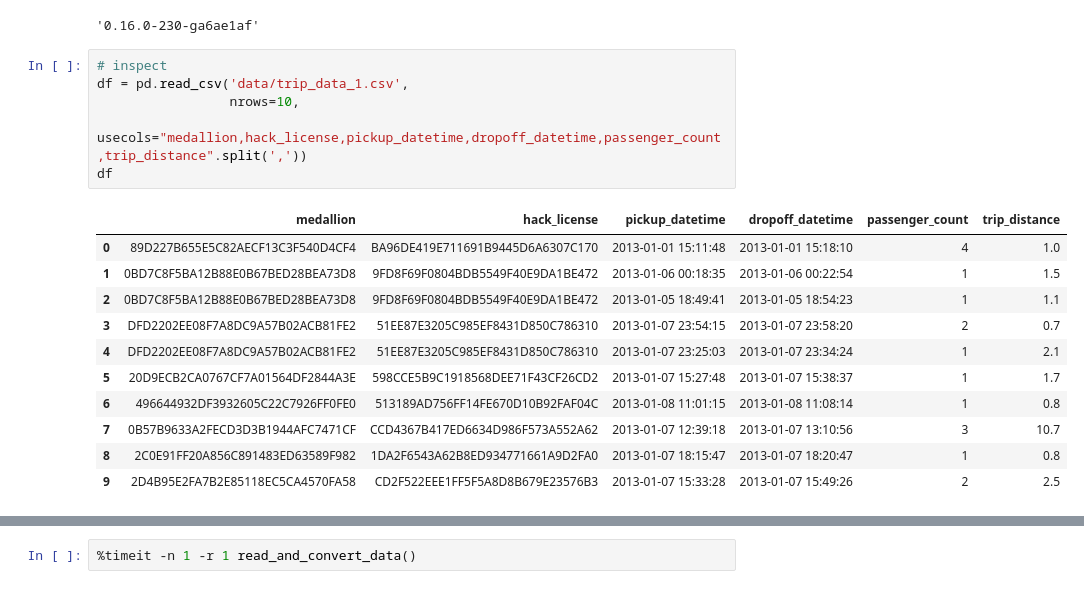
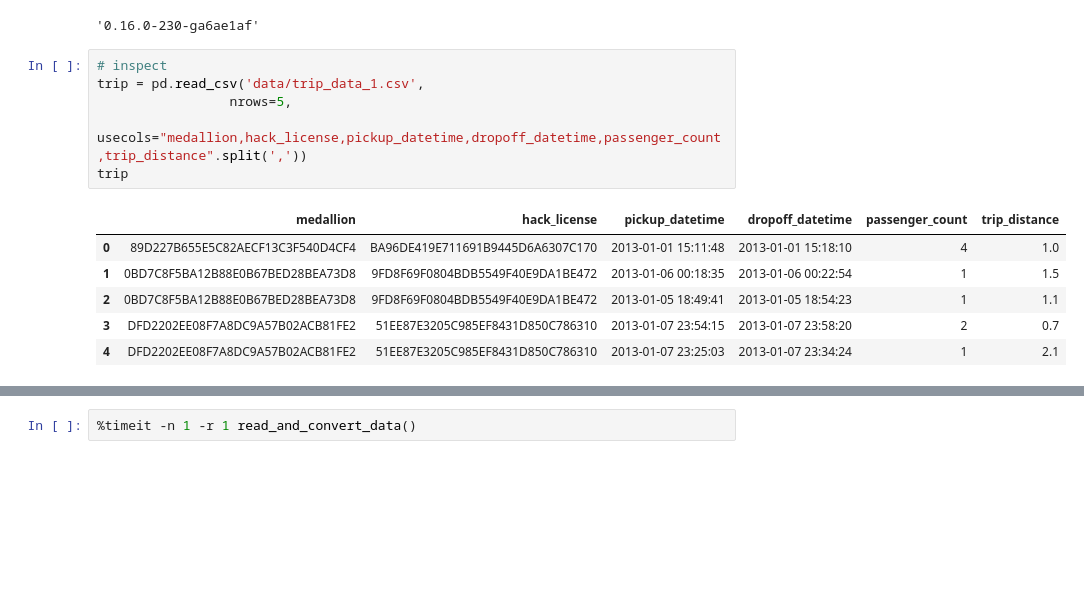
Before and after one commit to jreback/metis, a Jupyter notebook: Taxi Data.ipynb, the cells around one changed output, grey strips where cells are left out. Drawn from its saved outputs; the diff is of its cells as text; blank space fills up the shorter version.

```diff
--- a/Taxi Data.ipynb
+++ b/Taxi Data.ipynb
@@ -13,20 +13,15 @@ pd.__version__
 '0.16.0-230-ga6ae1af'
 # %%
 # inspect
-df = pd.read_csv('data/trip_data_1.csv',
-                 nrows=10,
+trip = pd.read_csv('data/trip_data_1.csv',
+                 nrows=5,
                  usecols="medallion,hack_license,pickup_datetime,dropoff_datetime,passenger_count,trip_distance".split(','))
-df
+trip
 # %% [output]
 |  | medallion | hack_license | pickup_datetime | dropoff_datetime | passenger_count | trip_distance |
 | 0 | 89D227B655E5C82AECF13C3F540D4CF4 | BA96DE419E711691B9445D6A6307C170 | 2013-01-01 15:11:48 | 2013-01-01 15:18:10 | 4 | 1.0 |
 | 1 | 0BD7C8F5BA12B88E0B67BED28BEA73D8 | 9FD8F69F0804BDB5549F40E9DA1BE472 | 2013-01-06 00:18:35 | 2013-01-06 00:22:54 | 1 | 1.5 |
 | 2 | 0BD7C8F5BA12B88E0B67BED28BEA73D8 | 9FD8F69F0804BDB5549F40E9DA1BE472 | 2013-01-05 18:49:41 | 2013-01-05 18:54:23 | 1 | 1.1 |
 | 3 | DFD2202EE08F7A8DC9A57B02ACB81FE2 | 51EE87E3205C985EF8431D850C786310 | 2013-01-07 23:54:15 | 2013-01-07 23:58:20 | 2 | 0.7 |
 | 4 | DFD2202EE08F7A8DC9A57B02ACB81FE2 | 51EE87E3205C985EF8431D850C786310 | 2013-01-07 23:25:03 | 2013-01-07 23:34:24 | 1 | 2.1 |
-| 5 | 20D9ECB2CA0767CF7A01564DF2844A3E | 598CCE5B9C1918568DEE71F43CF26CD2 | 2013-01-07 15:27:48 | 2013-01-07 15:38:37 | 1 | 1.7 |
-| 6 | 496644932DF3932605C22C7926FF0FE0 | 513189AD756FF14FE670D10B92FAF04C | 2013-01-08 11:01:15 | 2013-01-08 11:08:14 | 1 | 0.8 |
-| 7 | 0B57B9633A2FECD3D3B1944AFC7471CF | CCD4367B417ED6634D986F573A552A62 | 2013-01-07 12:39:18 | 2013-01-07 13:10:56 | 3 | 10.7 |
-| 8 | 2C0E91FF20A856C891483ED63589F982 | 1DA2F6543A62B8ED934771661A9D2FA0 | 2013-01-07 18:15:47 | 2013-01-07 18:20:47 | 1 | 0.8 |
-| 9 | 2D4B95E2FA7B2E85118EC5CA4570FA58 | CD2F522EEE1FF5F5A8D8B679E23576B3 | 2013-01-07 15:33:28 | 2013-01-07 15:49:26 | 2 | 2.5 |
 # %%
```
Also changed, not shown: parts of 17 cells of this notebook.
